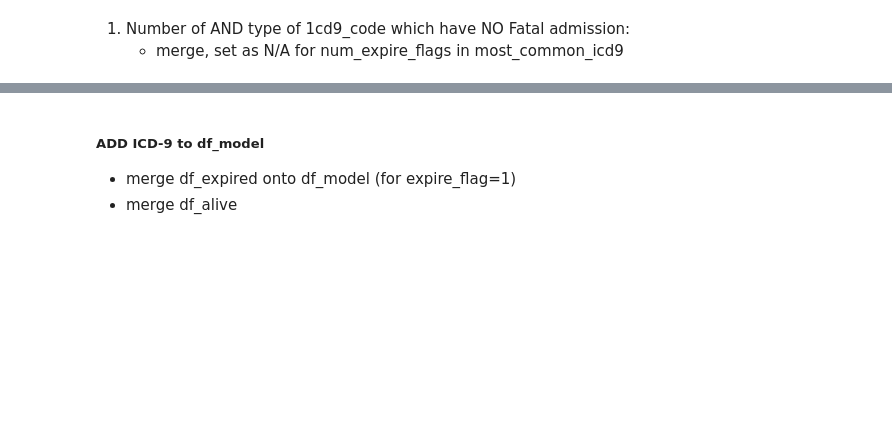
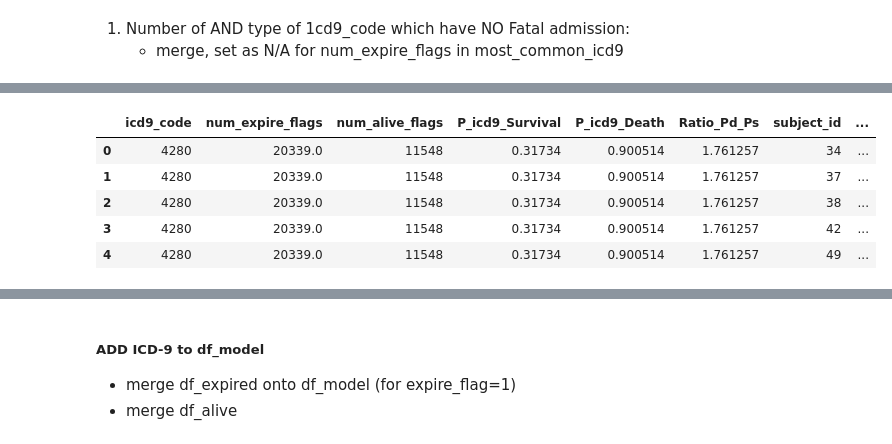
Before and after one commit to billiescodes/mortality_in_ICU, a Jupyter notebook: 01_ExploratoryAnalysis.ipynb, the cells around one changed output, grey strips where cells are left out. Drawn from its saved outputs; the diff is of its cells as text; code cells hidden in the pictures; blank space fills up the shorter version.

```diff
--- a/01_ExploratoryAnalysis.ipynb
+++ b/01_ExploratoryAnalysis.ipynb
@@ -820,11 +839,0 @@ plt.title("Most common survived Diagnoses ")
-# %%
-#df_alive
-new_alive = (df_alive.groupby('icd9_code')
- .count()
-.reset_index().sort_values('expire_flag', ascending=False))
-
-new_alive.rename(columns={'expire_flag':'num_alive_flags'}, inplace=True)
-### remove hadm_id and subject_id (these are aggregates anyway)
-new_alive.drop(['hadm_id', 'subject_id'], axis=1, inplace=True)
-##
-new_alive_smaller = new_alive.iloc[:50,:]
@@ -942,7 +1001,14 @@ merged_nbayes.sort_values('Ratio_Pd_Ps')[:10]
 
 merged_FIN = (pd.merge(merged_nbayes, diagnoses, how='left', on='icd9_code'))
 # %%
-merged_FIN
+merged_FIN[:5]
+# %% [output]
+|  | icd9_code | num_expire_flags | num_alive_flags | P_icd9_Survival | P_icd9_Death | Ratio_Pd_Ps | subject_id | ... |
+| 0 | 4280 | 20339.0 | 11548 | 0.31734 | 0.900514 | 1.761257 | 34 | ... |
+| 1 | 4280 | 20339.0 | 11548 | 0.31734 | 0.900514 | 1.761257 | 37 | ... |
+| 2 | 4280 | 20339.0 | 11548 | 0.31734 | 0.900514 | 1.761257 | 38 | ... |
+| 3 | 4280 | 20339.0 | 11548 | 0.31734 | 0.900514 | 1.761257 | 42 | ... |
+| 4 | 4280 | 20339.0 | 11548 | 0.31734 | 0.900514 | 1.761257 | 49 | ... |
 # %%
 # 20 most common icd9 numbers for observed POSITIVE Survival Odds
 most_Survival = (merged_FIN
```
Also changed, not shown: parts of 28 cells of this notebook.
